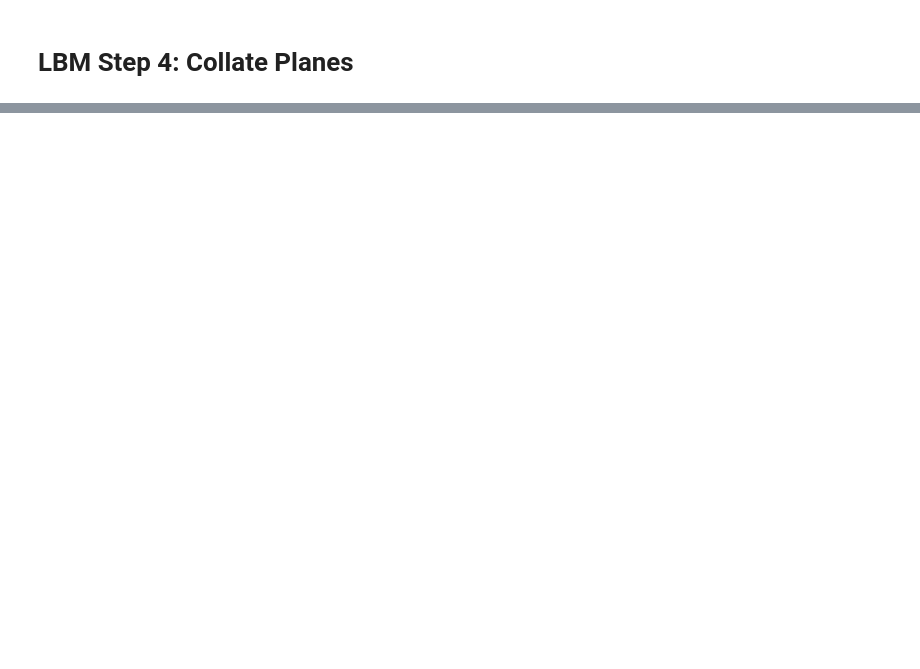
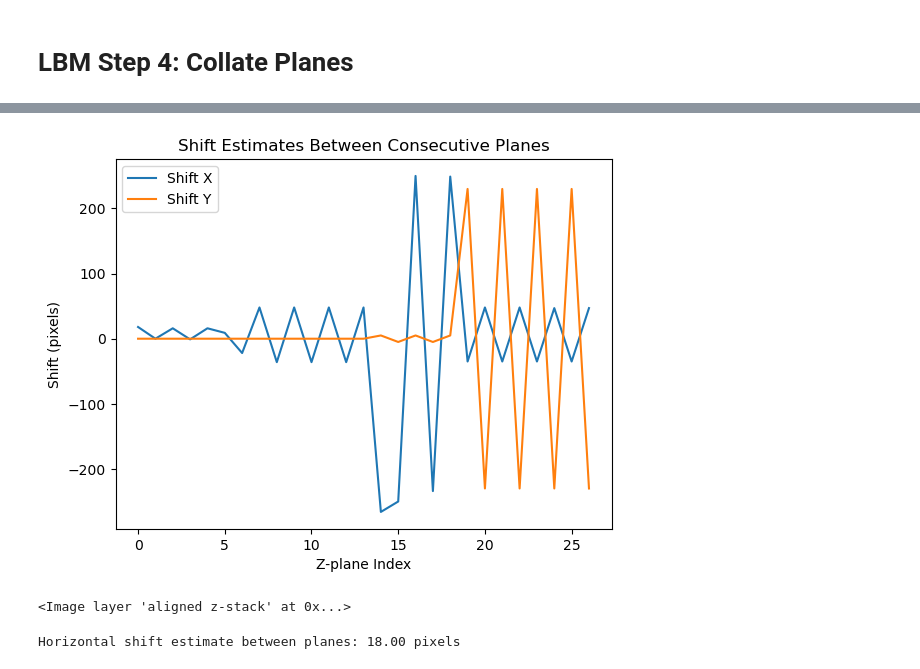
Before and after one commit to MillerBrainObservatory/LBM-CaImAn-Python, a Jupyter notebook: demos/notebooks/collation.ipynb, the cells around one changed output, grey strips where cells are left out. Saved outputs shown, nothing was run; the diff lists cells and outputs as text; code cells hidden in the pictures; blank space fills up the shorter version.

```diff
--- a/demos/notebooks/collation.ipynb
+++ b/demos/notebooks/collation.ipynb
@@ -67,0 +285,22 @@ for i, row in df.iterrows():
+# %%
+def compute_shift_and_align_pair(image1, image2):
+    shift_estimate, error, diffphase = phase_cross_correlation(image1, image2)
+    print(f"Shift estimate between planes: {shift_estimate}")
+    # Align image2 to image1
+    aligned_image = shift(image2, shift=(-shift_estimate[0], -shift_estimate[1]), mode='constant', cval=0)
+    return aligned_image, shift_estimate
+
+aligned_images = []
+shift_estimates = []
+
+# Use the first image as the starting point
+aligned_images.append(projs[0].compute())
+
+for i in range(1, projs.shape[0]):
+    image1 = aligned_images[-1]
+    image2 = projs[i].compute()
+    aligned_image, shift_estimate = compute_shift_and_align_pair(image1, image2)
+    aligned_images.append(aligned_image)
+    shift_estimates.append(shift_estimate)
+
+aligned_stack = np.stack(aligned_images, axis=0)
@@ -67,0 +361,58 @@ for i, row in df.iterrows():
+# %%
+
+shift_estimates = np.array(shift_estimates)
+plt.figure()
+plt.plot(shift_estimates[:, 1], label='Shift X')
+plt.plot(shift_estimates[:, 0], label='Shift Y')
+plt.legend()
+plt.title('Shift Estimates Between Consecutive Planes')
+plt.xlabel('Z-plane Index')
+plt.ylabel('Shift (pixels)')
+plt.show()
+# %% [output]
+[figure, added]
+# %%
+viewer = napari.view_image(projs, name = 'z-stack')
+viewer.add_image(aligned_stack, name = 'aligned z-stack')
+# %% [output]
+<Image layer 'aligned z-stack' at 0x...>
+# %%
+import numpy as np
+from skimage.registration import phase_cross_correlation
+from scipy.ndimage import shift
+import napari
+import matplotlib.pyplot as plt
+
+def compute_horizontal_shift_and_align_pair(image1, image2):
+    """
+    Compute the horizontal shift between two images and align image2 to image1.
+
+    Parameters:
+        image1 (ndarray): The reference image (previous z-plane).
+        image2 (ndarray): The image to align (current z-plane).
+
+    Returns:
+        aligned_image (ndarray): The aligned image.
+        x_shift (float): The estimated horizontal shift.
+    """
+    # Compute the shift using phase cross-correlation
+    shift_estimate, error, diffphase = phase_cross_correlation(image1, image2)
+
+    # Only take the shift along x-axis (horizontal shift)
+    x_shift = shift_estimate[1]
+    print(f"Horizontal shift estimate between planes: {x_shift:.2f} pixels")
+
+    aligned_image = shift(image2, shift=(0, -x_shift), mode='constant', cval=0)
+    return aligned_image, x_shift
+
+# Compute the first image and add it to the aligned_images list
+first_image = projs[0].compute()
+second_image = projs[1].compute()
+
+# Align the second image to the first image using only horizontal shifts
+aligned_image, x_shift = compute_horizontal_shift_and_align_pair(first_image, second_image)
+
+data = np.stack([first_image, aligned_image], axis=0)
+viewer = napari.view_image(data, name='Aligned Z-Planes')
+# %% [output]
+Horizontal shift estimate between planes: 18.00 pixels
```
Also changed, not shown: parts of 27 cells of this notebook, 24 other files.
